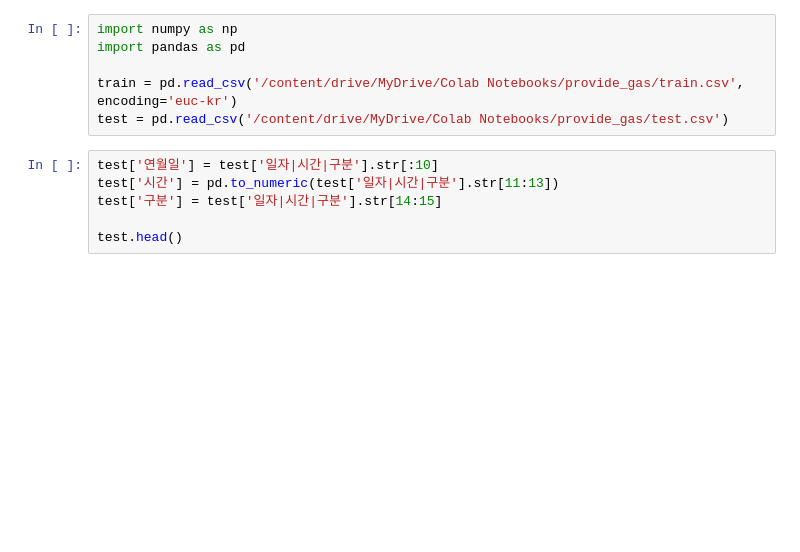
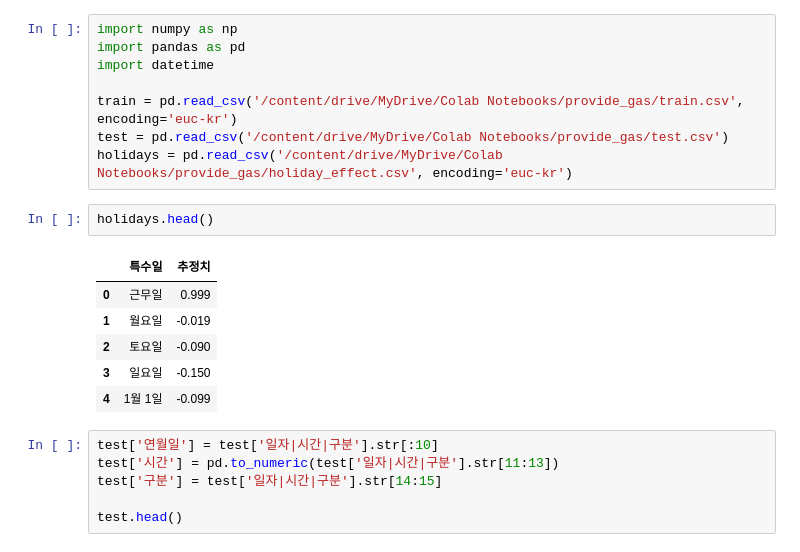
Before and after one commit to dlsdnjs96/Machine_Learning, a Jupyter notebook: classify_climate_tech.ipynb, the cells around one changed output. Saved outputs shown, nothing was run; the diff lists cells and outputs as text; blank space fills up the shorter version.

```diff
--- a/classify_climate_tech.ipynb
+++ b/classify_climate_tech.ipynb
@@ -1,9 +1,20 @@
 # %%
 import numpy as np
 import pandas as pd
+import datetime
 
 train = pd.read_csv('/content/drive/MyDrive/Colab Notebooks/provide_gas/train.csv', encoding='euc-kr')
 test = pd.read_csv('/content/drive/MyDrive/Colab Notebooks/provide_gas/test.csv')
+holidays = pd.read_csv('/content/drive/MyDrive/Colab Notebooks/provide_gas/holiday_effect.csv', encoding='euc-kr')
+# %%
+holidays.head()
+# %% [output]
+|  | 특수일 | 추정치 |
+| 0 | 근무일 | 0.999 |
+| 1 | 월요일 | -0.019 |
+| 2 | 토요일 | -0.090 |
+| 3 | 일요일 | -0.150 |
+| 4 | 1월 1일 | -0.099 |
 # %%
 test['연월일'] = test['일자|시간|구분'].str[:10]
 test['시간'] = pd.to_numeric(test['일자|시간|구분'].str[11:13])
```
Also changed, not shown: parts of 16 cells of this notebook.
